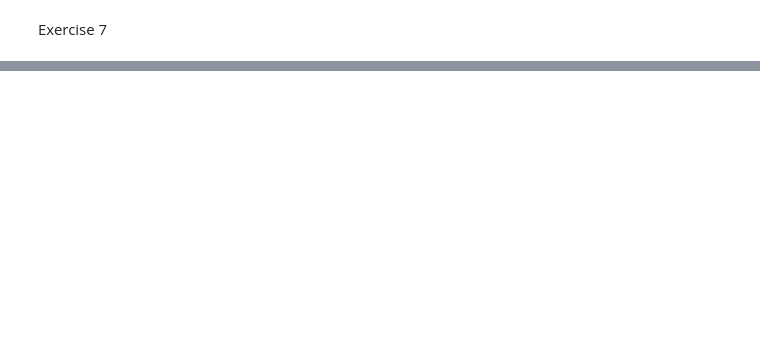
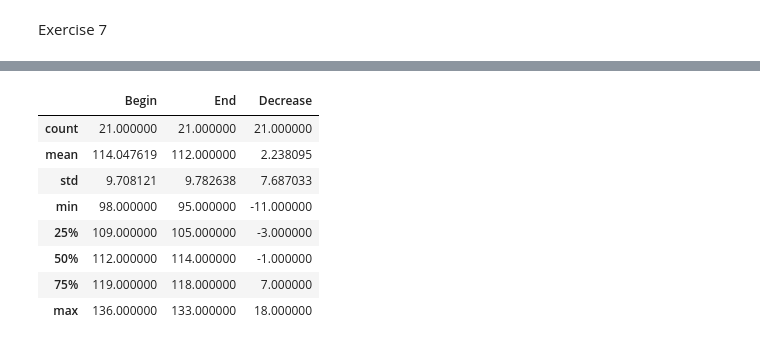
Before and after one commit to petrogass/All-of-Statistics-Exercises, a Jupyter notebook: Chapter_15_Inference_about_Independence.ipynb, the cells around one changed output, grey strips where cells are left out. Cells and saved outputs as stored; diff of their text form; code cells hidden in the pictures; blank space fills up the shorter version.

```diff
--- a/Chapter_15_Inference_about_Independence.ipynb
+++ b/Chapter_15_Inference_about_Independence.ipynb
@@ -151,0 +173,13 @@ Exercise 7
+# %%
+X, Y = df['Treatment'], df['Decrease']
+df.describe()
+# %% [output]
+|  | Begin | End | Decrease |
+| count | 21.000000 | 21.000000 | 21.000000 |
+| mean | 114.047619 | 112.000000 | 2.238095 |
+| std | 9.708121 | 9.782638 | 7.687033 |
+| min | 98.000000 | 95.000000 | -11.000000 |
+| 25% | 109.000000 | 105.000000 | -3.000000 |
+| 50% | 112.000000 | 114.000000 | -1.000000 |
+| 75% | 119.000000 | 118.000000 | 7.000000 |
+| max | 136.000000 | 133.000000 | 18.000000 |
```
Also changed, not shown: parts of 9 cells of this notebook.
